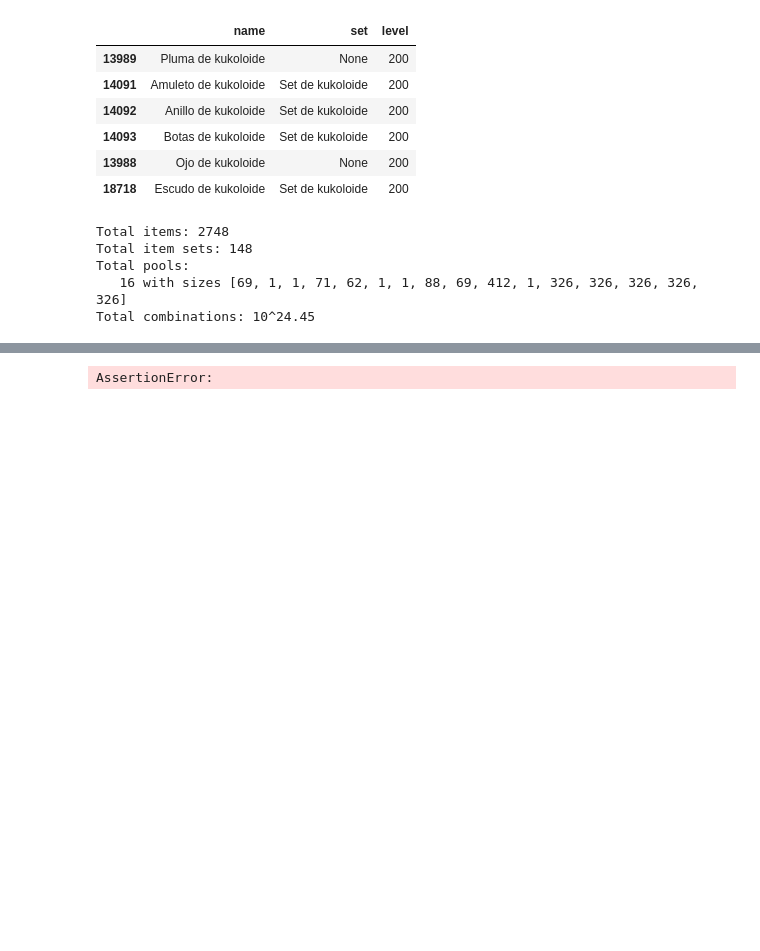
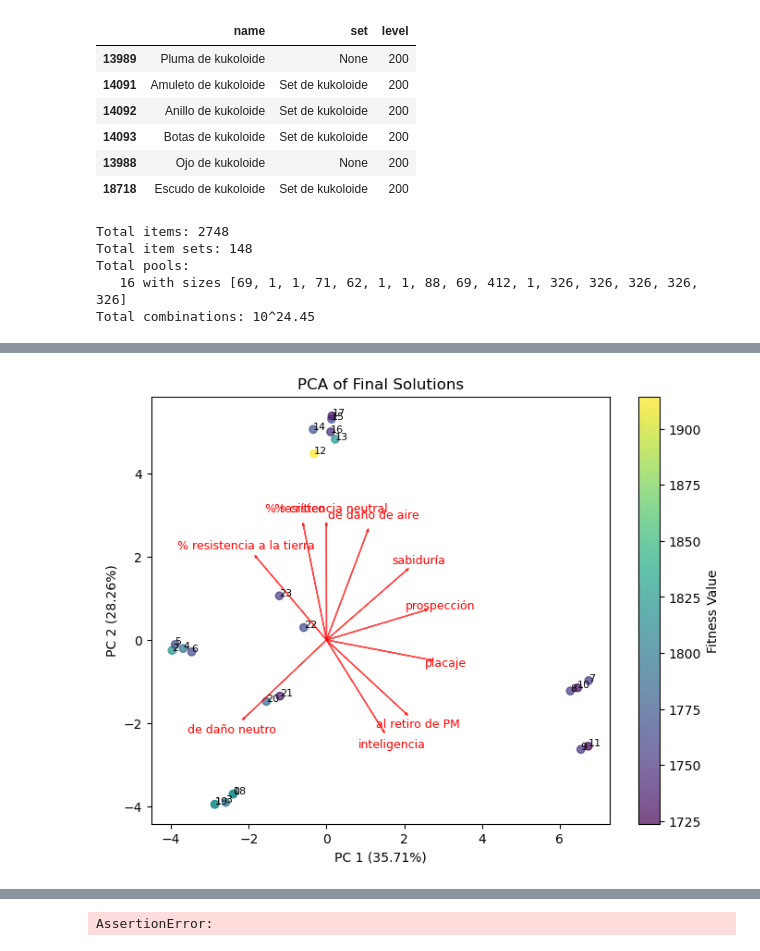
Before and after one commit to jdtibochab/dofus-set-optimizer, a Jupyter notebook: Optimize-Sacri.ipynb, the cells around one changed output, grey strips where cells are left out. Saved outputs shown, nothing was run; the diff lists cells and outputs as text; code cells hidden in the pictures; blank space fills up the shorter version.

```diff
--- a/Optimize-Sacri.ipynb
+++ b/Optimize-Sacri.ipynb
@@ -252,0 +221,15 @@ AttributeError: 'Optimizer' object has no attribute 'ga_instance'
+# %%
+exclude = [179,225,72]
+dct_totals = {}
+lst_fitness = []
+for idx,candidate in enumerate(candidates):
+    chr = Chromosome(candidate,opt)
+    if chr.penalized:
+        continue
+    dct_totals[idx] = chr.totals
+    lst_fitness.append(chr.fitness)
+df_totals = pd.DataFrame.from_dict(dct_totals, orient='index').fillna(0.)
+df_totals = df_totals[[i for i in df_totals.columns if i not in exclude]]
+df_totals.columns = df_totals.columns.map(lambda x: effect_descriptions.get(x, {}).get('es', x))
+
+print(f"Number of valid solutions: {df_totals.shape[0]}")
@@ -252,0 +238,66 @@ AttributeError: 'Optimizer' object has no attribute 'ga_instance'
+# %%
+import numpy as np
+from sklearn.decomposition import PCA
+import matplotlib.pyplot as plt
+import pandas as pd
+
+# Suppose 'solutions' is your (n_solutions, n_genes) array
+# solutions = np.array([...])
+
+# Normalize totals
+df_totals_normalized = (df_totals - df_totals.mean()) / df_totals.std()
+df_totals_normalized = df_totals_normalized.dropna(axis=1)
+
+# Run PCA
+n_components = 2
+pca = PCA(n_components=n_components)
+principal_components = pca.fit_transform(df_totals_normalized.values)
+
+# Visualize
+plt.figure(figsize=(8,6))
+# Mask data points with fitness value
+# plt.scatter(principal_components[:,0], principal_components[:,1], alpha=0.7)
+plt.scatter(principal_components[:,0], principal_components[:,1], c=lst_fitness, cmap='viridis', alpha=0.7)
+plt.colorbar(label='Fitness Value')
+# Plot the index of each point
+for i in range(len(principal_components)):
+    plt.annotate(i, (principal_components[i, 0], principal_components[i, 1]), fontsize=8)
+
+# Calculate variance explained by each PC
+explained_variance = pca.explained_variance_ratio_
+plt.xlabel(f'PC 1 ({explained_variance[0]:.2%})')
+plt.ylabel(f'PC 2 ({explained_variance[1]:.2%})')
+plt.title('PCA of Final Solutions')
+
+# Add quivers
+import numpy as np
+# Loadings for PC1 and PC2 for each feature
+loadings = pca.components_[:2, :]  # shape (2, n_features)
+loading_magnitudes = np.linalg.norm(loadings, axis=0)  # shape (n_features,)
+
+top_n = 10  # or 15, or whatever number you want
+top_indices = np.argsort(loading_magnitudes)[-top_n:]  # indices of top N features
+
+stat_names = df_totals_normalized.columns.tolist()  # Replace with your stat names if you have them
+scaling = 10  # Adjust as needed for visibility
+
+for i in top_indices:
+    x = pca.components_[0, i]
+    y = pca.components_[1, i]
+    plt.arrow(0, 0, x*scaling, y*scaling, color='r', alpha=0.7, head_width=0.05)
+    plt.text(x*scaling*1.15, y*scaling*1.15, stat_names[i], color='r', ha='center', va='center', fontsize=9)
+
+plt.show()
+
+# Inspect contributions
+gene_names = df_totals_normalized.columns.tolist()
+pc_df = pd.DataFrame(pca.components_, columns=gene_names, index=[f"PC{i+1}" for i in range(n_components)])
+print("Gene contributions to each PC:")
+# pc_df.T.sort_values(by='PC1', ascending=True)
+fig,ax = plt.subplots(2,1,figsize=(5, 20))
+pc_df.T.sort_values(by='PC1', ascending=True)["PC1"].plot.barh(ax=ax[0])
+ax[0].set_title("PC1 Contributions")
+pc_df.T.sort_values(by='PC2', ascending=True)["PC2"].plot.barh(ax=ax[1])
+ax[1].set_title("PC2 Contributions")
+# %% [output]
+[figure, added]
```
Also changed, not shown: parts of 12 cells of this notebook, 5 other files.
